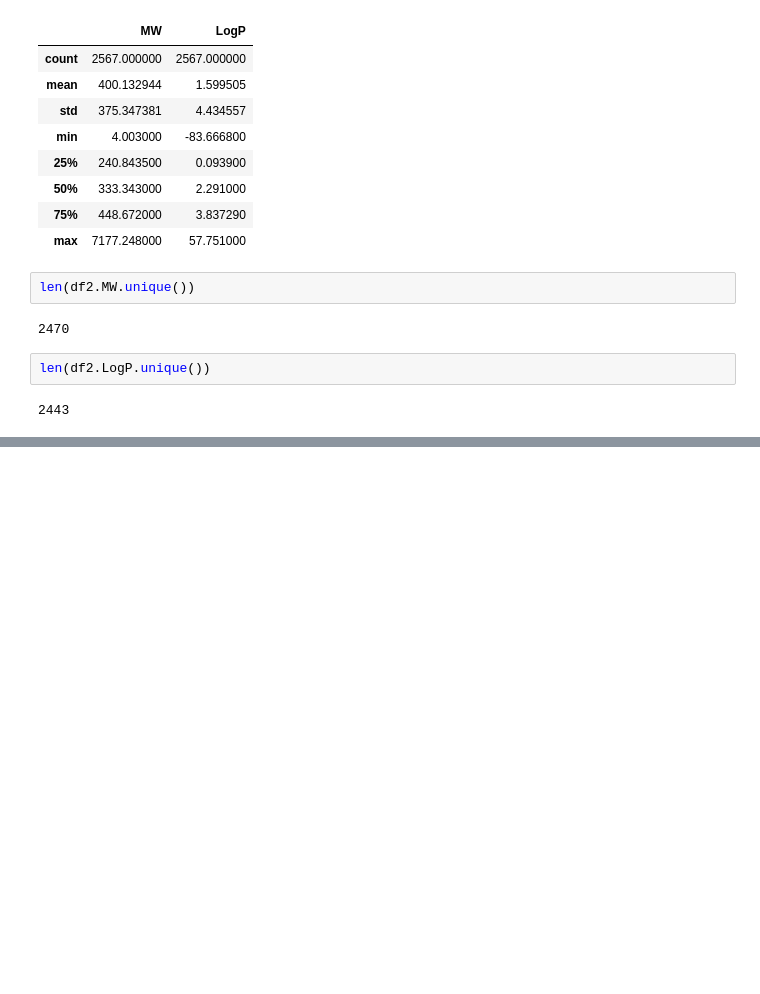
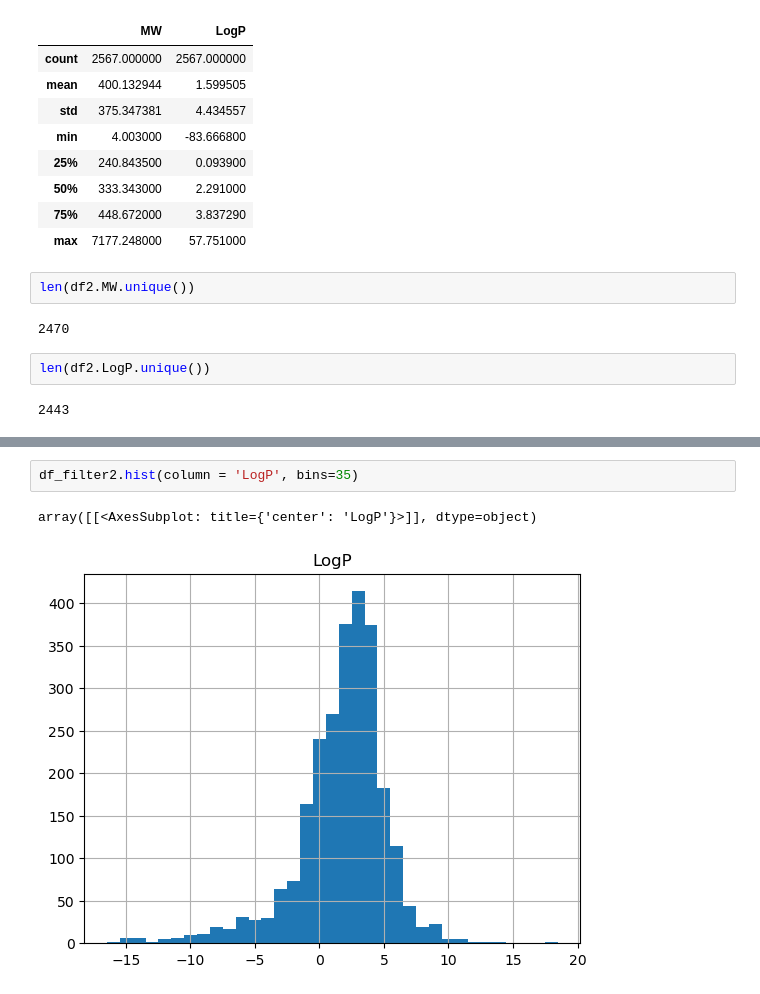
Before and after one commit to francoslucas/tutorials, a Jupyter notebook: tutorial-pw.ipynb, the cells around one changed output, grey strips where cells are left out. Drawn from its saved outputs; the diff is of its cells as text; blank space fills up the shorter version.

```diff
--- a/tutorial-pw.ipynb
+++ b/tutorial-pw.ipynb
@@ -184,0 +215,5 @@ len(df2.LogP.unique())
+# %%
+df_filter2.hist(column = 'LogP', bins=35)
+# %% [output]
+array([[<AxesSubplot: title={'center': 'LogP'}>]], dtype=object)
+[figure, added]
```
Also changed, not shown: parts of 8 cells of this notebook.
